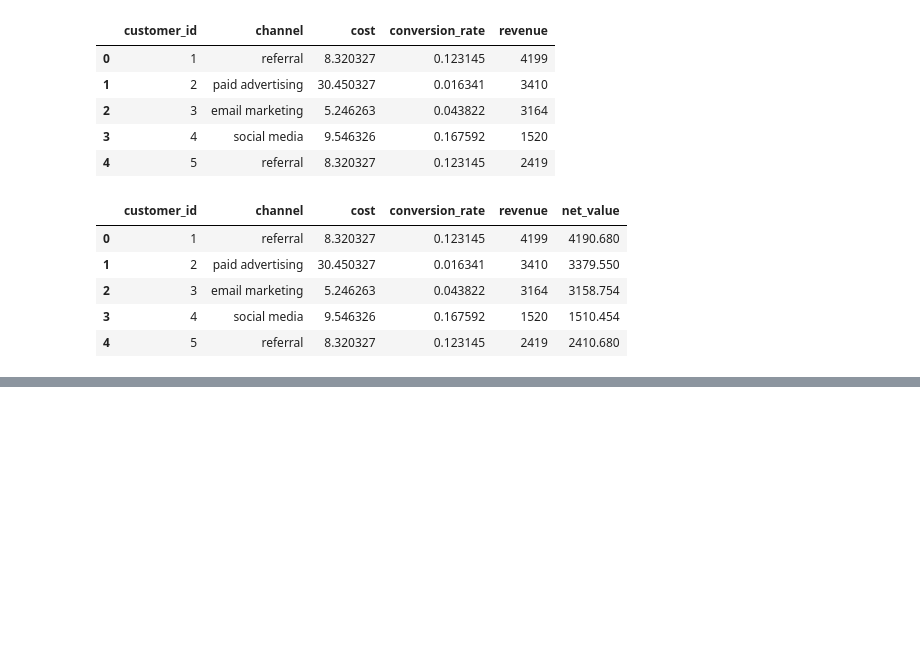
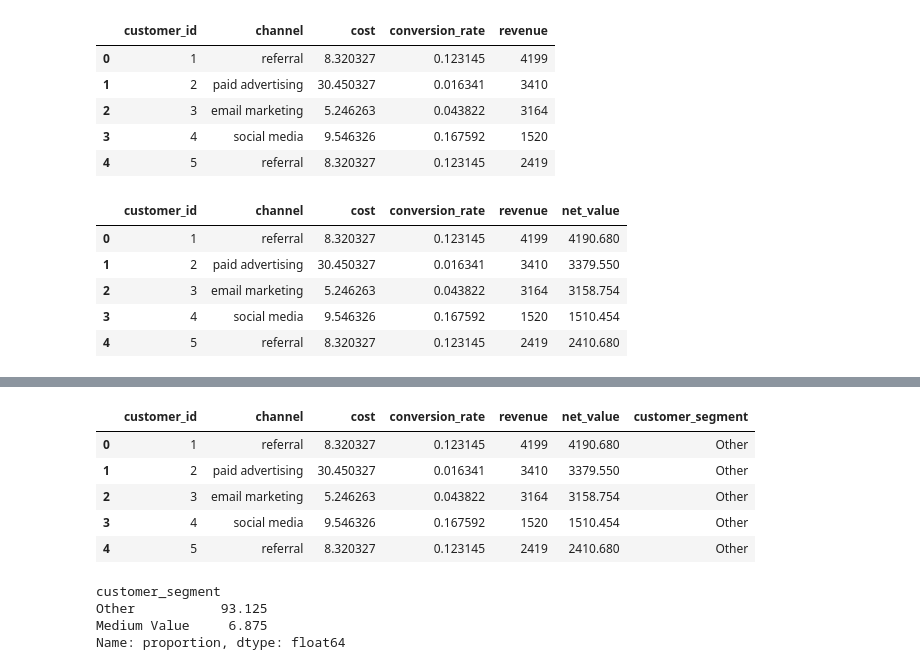
Before and after one commit to Andres240989/customer-lifetime-value_analysis, a Jupyter notebook: notebooks/02_customer_segmentation.ipynb, the cells around one changed output, grey strips where cells are left out. Saved outputs shown, nothing was run; the diff lists cells and outputs as text; code cells hidden in the pictures; blank space fills up the shorter version.

```diff
--- a/notebooks/02_customer_segmentation.ipynb
+++ b/notebooks/02_customer_segmentation.ipynb
@@ -36,0 +129,19 @@ ValueError: The truth value of an array with more than one element is ambiguous.
+# %%
+# aplicamos la funcion para segmentar los clientes
+df = segment_customer(df)
+df.head()
+# %% [output]
+|  | customer_id | channel | cost | conversion_rate | revenue | net_value | customer_segment |
+| 0 | 1 | referral | 8.320327 | 0.123145 | 4199 | 4190.680 | Other |
+| 1 | 2 | paid advertising | 30.450327 | 0.016341 | 3410 | 3379.550 | Other |
+| 2 | 3 | email marketing | 5.246263 | 0.043822 | 3164 | 3158.754 | Other |
+| 3 | 4 | social media | 9.546326 | 0.167592 | 1520 | 1510.454 | Other |
+| 4 | 5 | referral | 8.320327 | 0.123145 | 2419 | 2410.680 | Other |
+# %%
+# revisamos porcentaje de clientes hay en cada segmento
+df["customer_segment"].value_counts(normalize=True) * 100
+# %% [output]
+customer_segment
+Other           93.125
+Medium Value     6.875
+Name: proportion, dtype: float64
```
Also changed, not shown: parts of 25 cells of this notebook.
